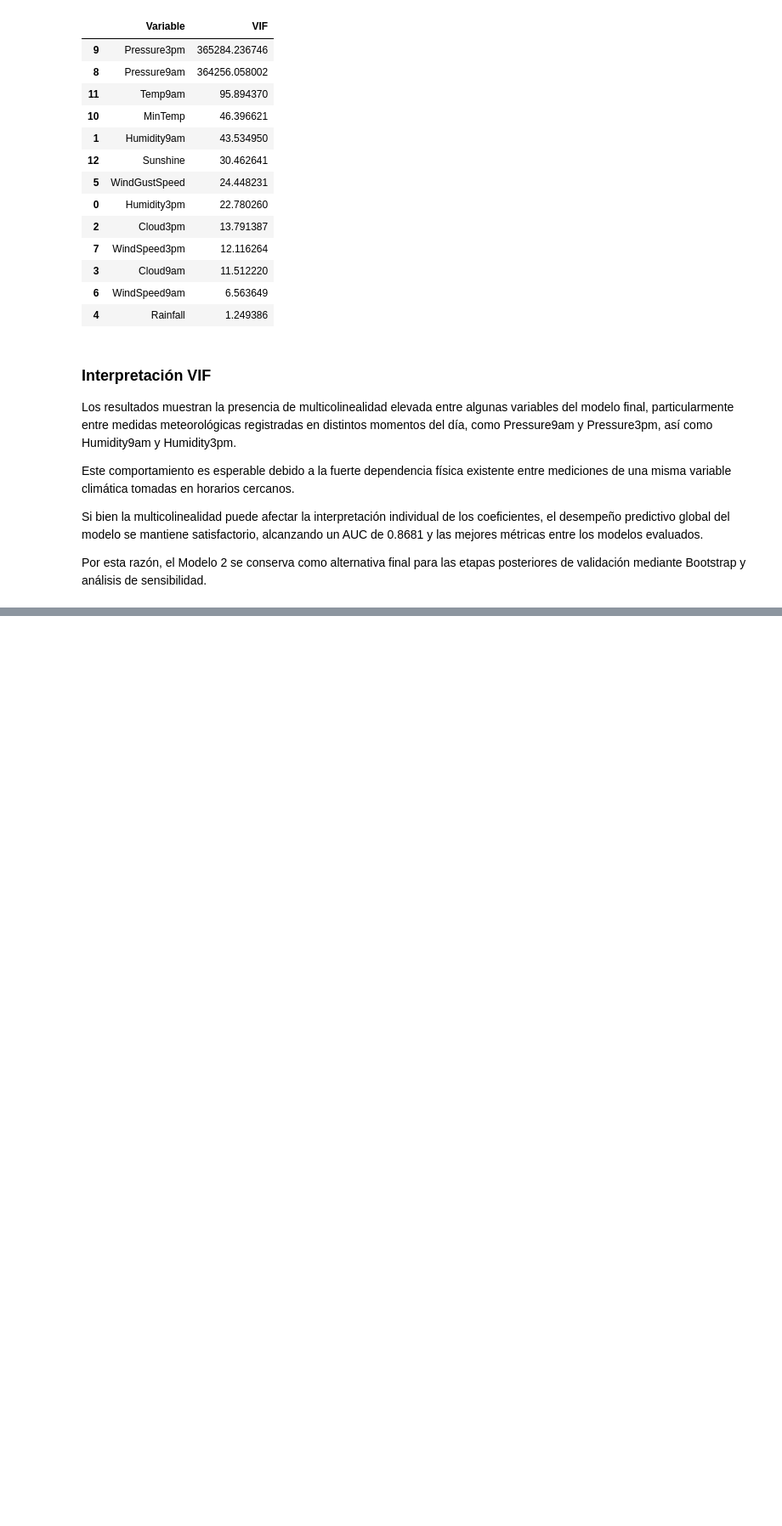
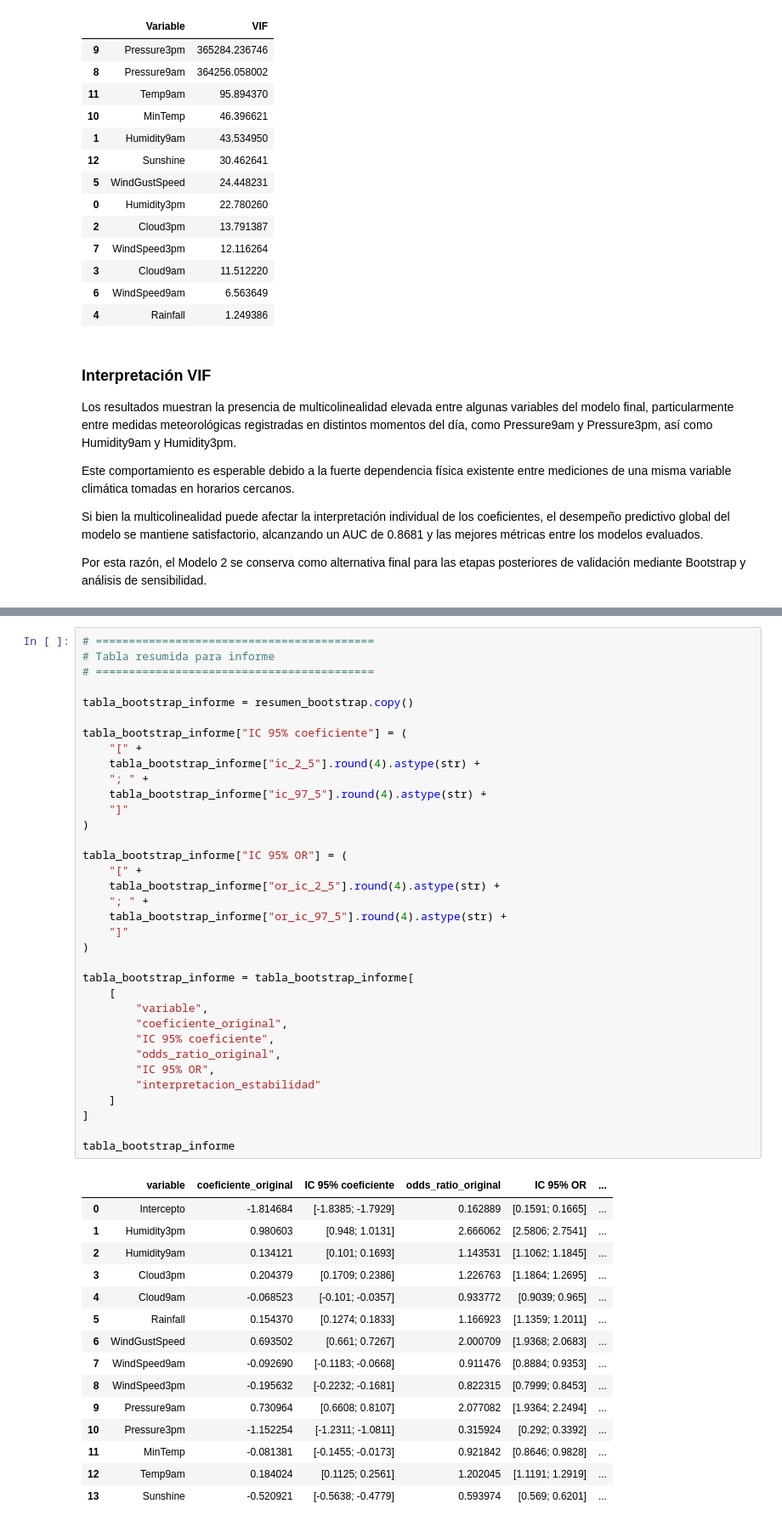
Before and after one commit to alanabermudezaballay/mcdi500_s1_grupo7, a Jupyter notebook: EstadisticaComputacional/S3/proyecto_integrado.ipynb, the cells around one changed output, grey strips where cells are left out. Shown at 85% size. Drawn from its saved outputs; the diff is of its cells as text; blank space fills up the shorter version.

Commit message:
Agrega bootstrap y sensibilidad del modelo final S3

```diff
--- a/EstadisticaComputacional/S3/proyecto_integrado.ipynb
+++ b/EstadisticaComputacional/S3/proyecto_integrado.ipynb
@@ -1317,0 +1993,51 @@ Por esta razón, el Modelo 2 se conserva como alternativa final para las etapas
+# %%
+# ==========================================
+# Tabla resumida para informe
+# ==========================================
+
+tabla_bootstrap_informe = resumen_bootstrap.copy()
+
+tabla_bootstrap_informe["IC 95% coeficiente"] = (
+    "[" +
+    tabla_bootstrap_informe["ic_2_5"].round(4).astype(str) +
+    "; " +
+    tabla_bootstrap_informe["ic_97_5"].round(4).astype(str) +
+    "]"
+)
+
+tabla_bootstrap_informe["IC 95% OR"] = (
+    "[" +
+    tabla_bootstrap_informe["or_ic_2_5"].round(4).astype(str) +
+    "; " +
+    tabla_bootstrap_informe["or_ic_97_5"].round(4).astype(str) +
+    "]"
+)
+
+tabla_bootstrap_informe = tabla_bootstrap_informe[
+    [
+        "variable",
+        "coeficiente_original",
+        "IC 95% coeficiente",
+        "odds_ratio_original",
+        "IC 95% OR",
+        "interpretacion_estabilidad"
+    ]
+]
+
+tabla_bootstrap_informe
+# %% [output]
+|  | variable | coeficiente_original | IC 95% coeficiente | odds_ratio_original | IC 95% OR | ... |
+| 0 | Intercepto | -1.814684 | [-1.8385; -1.7929] | 0.162889 | [0.1591; 0.1665] | ... |
+| 1 | Humidity3pm | 0.980603 | [0.948; 1.0131] | 2.666062 | [2.5806; 2.7541] | ... |
+| 2 | Humidity9am | 0.134121 | [0.101; 0.1693] | 1.143531 | [1.1062; 1.1845] | ... |
+| 3 | Cloud3pm | 0.204379 | [0.1709; 0.2386] | 1.226763 | [1.1864; 1.2695] | ... |
+| 4 | Cloud9am | -0.068523 | [-0.101; -0.0357] | 0.933772 | [0.9039; 0.965] | ... |
+| 5 | Rainfall | 0.154370 | [0.1274; 0.1833] | 1.166923 | [1.1359; 1.2011] | ... |
+| 6 | WindGustSpeed | 0.693502 | [0.661; 0.7267] | 2.000709 | [1.9368; 2.0683] | ... |
+| 7 | WindSpeed9am | -0.092690 | [-0.1183; -0.0668] | 0.911476 | [0.8884; 0.9353] | ... |
+| 8 | WindSpeed3pm | -0.195632 | [-0.2232; -0.1681] | 0.822315 | [0.7999; 0.8453] | ... |
+| 9 | Pressure9am | 0.730964 | [0.6608; 0.8107] | 2.077082 | [1.9364; 2.2494] | ... |
+| 10 | Pressure3pm | -1.152254 | [-1.2311; -1.0811] | 0.315924 | [0.292; 0.3392] | ... |
+| 11 | MinTemp | -0.081381 | [-0.1455; -0.0173] | 0.921842 | [0.8646; 0.9828] | ... |
+| 12 | Temp9am | 0.184024 | [0.1125; 0.2561] | 1.202045 | [1.1191; 1.2919] | ... |
+| 13 | Sunshine | -0.520921 | [-0.5638; -0.4779] | 0.593974 | [0.569; 0.6201] | ... |
```
Also changed, not shown: parts of 26 cells of this notebook, 6 other files.
